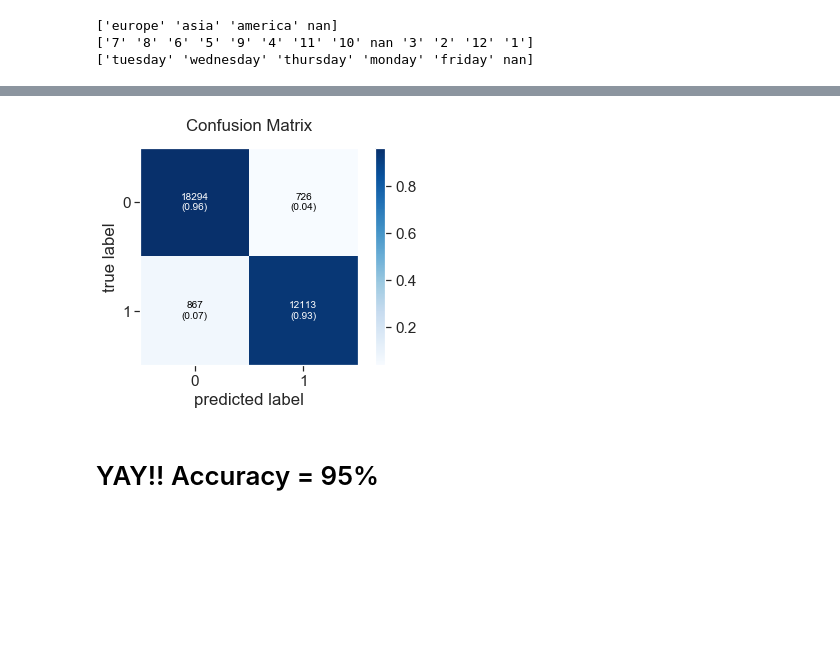
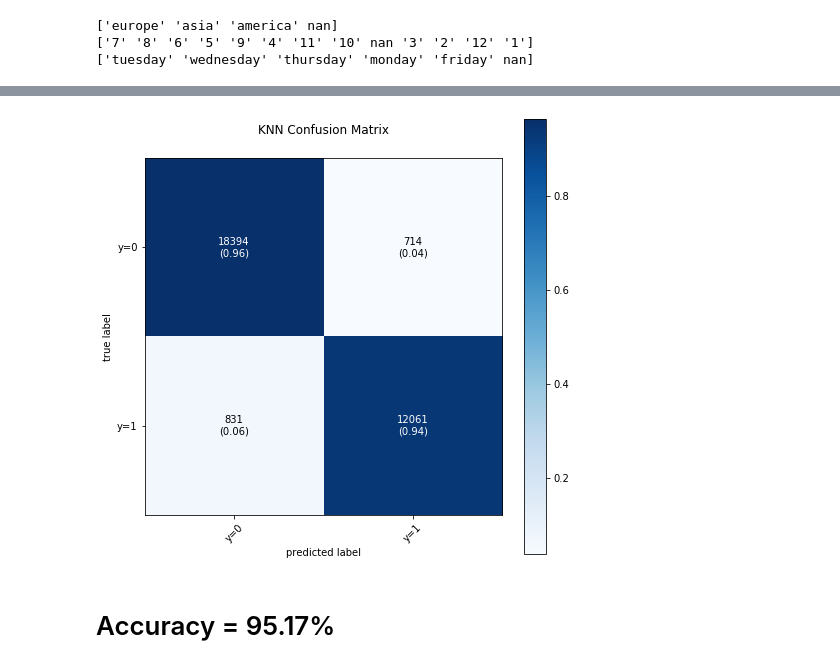
Before and after one commit to anhainguyen82/7333_QTW, a Jupyter notebook: Case_Study_15/JP_KNN_CS_15.ipynb, the cells around one changed output, grey strips where cells are left out. Saved outputs shown, nothing was run; the diff lists cells and outputs as text; code cells hidden in the pictures; blank space fills up the shorter version.

```diff
--- a/Case_Study_15/JP_KNN_CS_15.ipynb
+++ b/Case_Study_15/JP_KNN_CS_15.ipynb
@@ -280,16 +294,20 @@ Accuracy: 0.95021875
    macro avg       0.95      0.95      0.95     32000
 weighted avg       0.95      0.95      0.95     32000
 # %%
-binary = np.array([[18294, 726],
-                   [867, 12113]])
+binary = np.array([[18394, 714],
+                   [831, 12061]])
 
+class_names = ['y=0', 'y=1']
 fig, ax = plot_confusion_matrix(conf_mat=binary,
                                 show_absolute=True,
                                 show_normed=True,
-                                colorbar=True)
-plt.title('Confusion Matrix')
+                                colorbar=True,
+                               class_names=class_names,
+                               figsize=(8,8))
+plt.title('KNN Confusion Matrix')
+plt.savefig('KNN_Matrix.png')
 plt.show()
 # %% [output]
-[figure, old version]
+[figure, new version]
 # %% [markdown]
-# YAY!!  Accuracy = 95%
+# Accuracy = 95.17%
```
Also changed, not shown: parts of 18 cells of this notebook, 3 other files.
